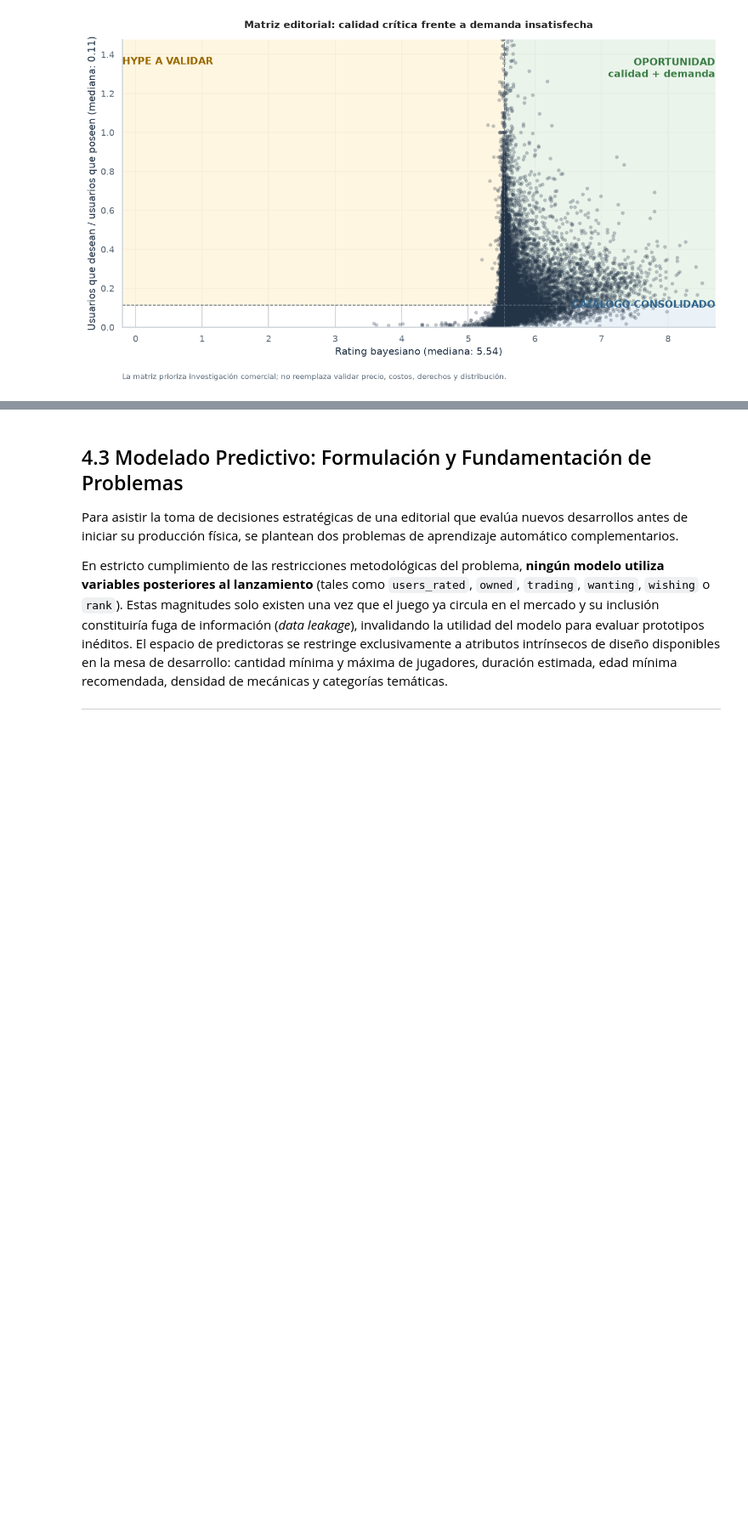
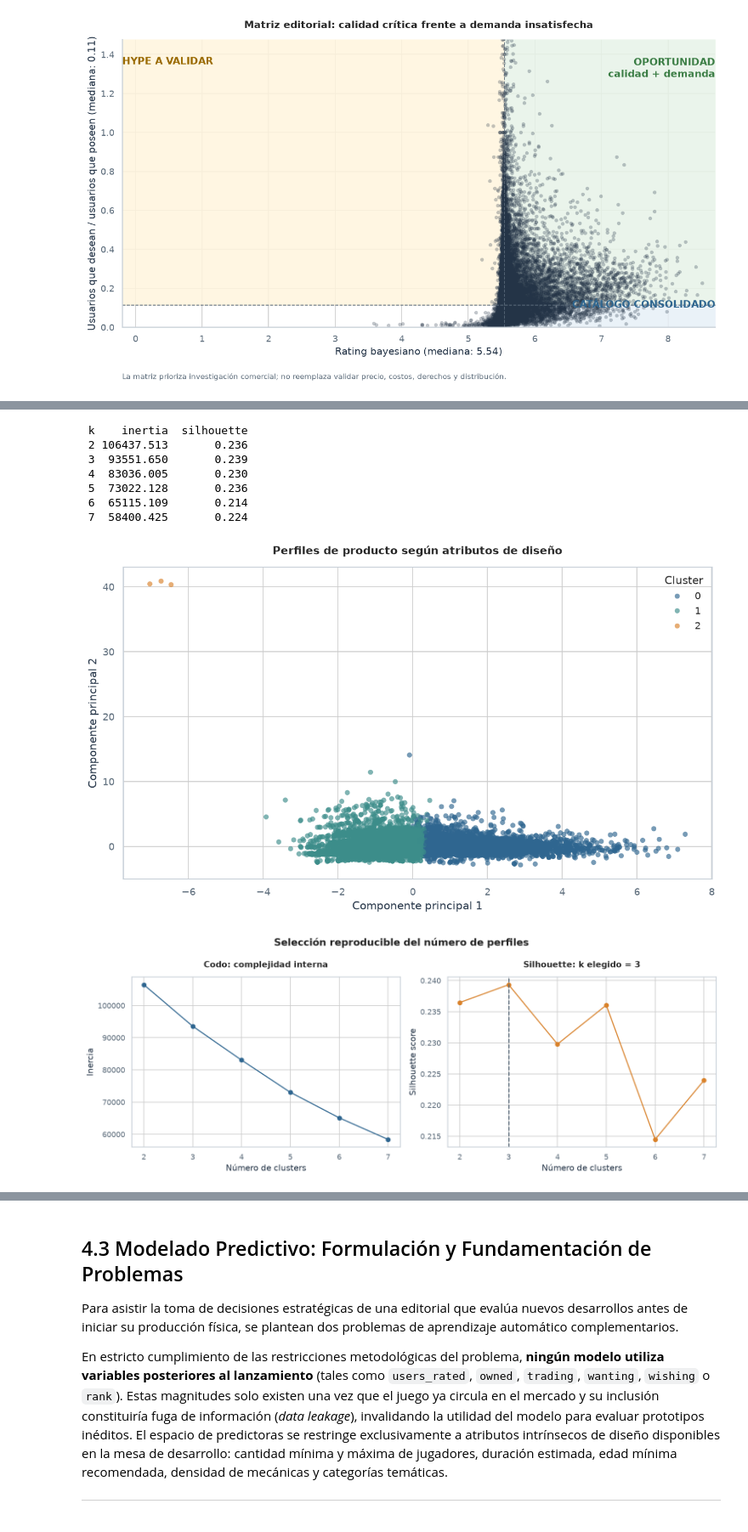
Before and after one commit to ArielMartinez3/Board-games-market-intelligence, a Jupyter notebook: Trabajo_Practico_Integrador_Ariel_Martinez.ipynb, the cells around one changed output, grey strips where cells are left out. Shown at 85% size. Saved outputs shown, nothing was run; the diff lists cells and outputs as text; code cells hidden in the pictures; blank space fills up the shorter version.

```diff
--- a/Trabajo_Practico_Integrador_Ariel_Martinez.ipynb
+++ b/Trabajo_Practico_Integrador_Ariel_Martinez.ipynb
@@ -249,0 +151,20 @@ plt.show()
+# %%
+from segmentation import graficar_perfiles_pca, segmentar_perfiles
+
+segmentados, metricas_clusters, figura_seleccion = segmentar_perfiles(df)
+df = segmentados
+print(metricas_clusters.round(3).to_string(index=False))
+figura_seleccion
+
+figura_perfiles = graficar_perfiles_pca(df)
+figura_perfiles
+# %% [output]
+ k    inertia  silhouette
+ 2 106437.513       0.236
+ 3  93551.650       0.239
+ 4  83036.005       0.230
+ 5  73022.128       0.236
+ 6  65115.109       0.214
+ 7  58400.425       0.224
+[figure, added]
+[figure, added]
```
Also changed, not shown: parts of 6 cells of this notebook, 8 other files.
